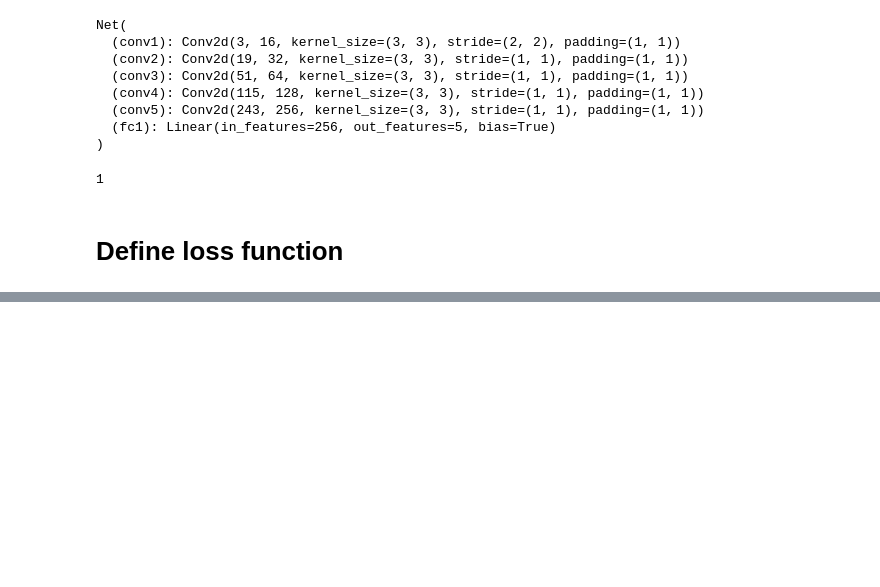
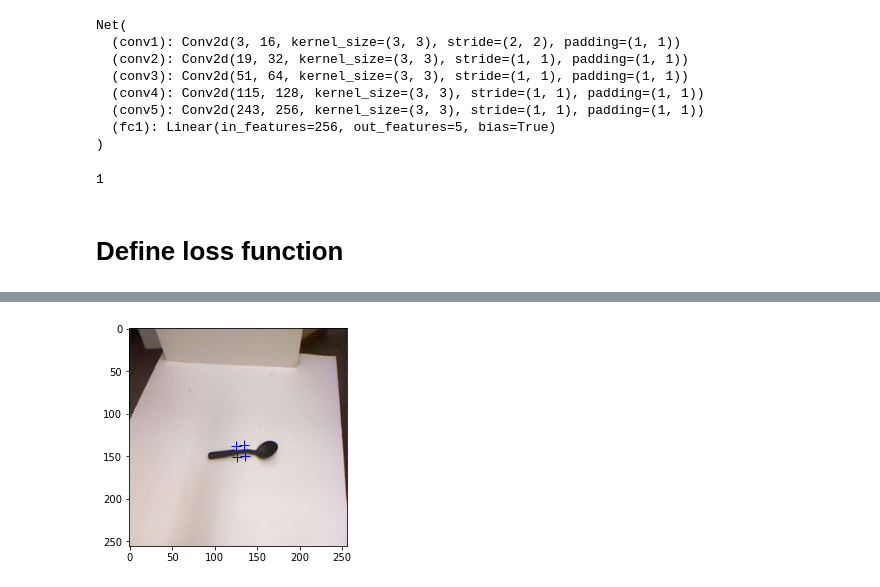
Before and after one commit to DucTranVan/grasp-detection-pytorch, a Jupyter notebook: notebooks/Training Pipeline.ipynb, the cells around one changed output, grey strips where cells are left out. Drawn from its saved outputs; the diff is of its cells as text; code cells hidden in the pictures; blank space fills up the shorter version.

```diff
--- a/notebooks/Training Pipeline.ipynb
+++ b/notebooks/Training Pipeline.ipynb
@@ -354,13 +353,13 @@ y[0]
 # %%
 # Helper function
 def bboxes_to_grasps(bboxes):
-    # convert bbox to grasp representation -> tensor([x, y, tan, w, h])
+    # convert bbox to grasp representation -> tensor([x, y, tan, h, w])
     x = bboxes[:,0] + (bboxes[:,4] - bboxes[:,0])/2
     y = bboxes[:,1] + (bboxes[:,5] - bboxes[:,1])/2
     tan = (bboxes[:,3] -bboxes[:,1]) / (bboxes[:,2] -bboxes[:,0])
-    h = torch.sqrt(torch.pow((bboxes[:,2] -bboxes[:,0]), 2) + torch.pow((bboxes[:,3] -bboxes[:,1]), 2))
-    w = torch.sqrt(torch.pow((bboxes[:,6] -bboxes[:,0]), 2) + torch.pow((bboxes[:,7] -bboxes[:,1]), 2))
-    grasps = torch.cat((x, y, tan, h, w), 1)
+    w = torch.sqrt(torch.pow((bboxes[:,2] -bboxes[:,0]), 2) + torch.pow((bboxes[:,3] -bboxes[:,1]), 2))
+    h = torch.sqrt(torch.pow((bboxes[:,6] -bboxes[:,0]), 2) + torch.pow((bboxes[:,7] -bboxes[:,1]), 2))
+    grasps = torch.stack((x, y, tan, h, w), 1)
     return grasps
 
 def grasps_to_bboxes(grasps):
@@ -371,7 +370,6 @@ def grasps_to_bboxes(grasps):
     h = grasps[:,3]
     w = grasps[:,4]
     theta = torch.atan(tan)
-    bboxes = torch.cat()
     x1 = x -w/2*torch.cos(theta) +h/2*torch.sin(theta)
     y1 = y -w/2*torch.sin(theta) -h/2*torch.cos(theta)
     x2 = x +w/2*torch.cos(theta) +h/2*torch.sin(theta)
@@ -380,13 +378,5 @@ def grasps_to_bboxes(grasps):
     y3 = y +w/2*torch.sin(theta) +h/2*torch.cos(theta)
     x4 = x -w/2*torch.cos(theta) -h/2*torch.sin(theta)
     y4 = y -w/2*torch.sin(theta) +h/2*torch.cos(theta)
-
-    return torch.cat((x1, y1, x2, y2, x3, y3, x4, y4), -1)
+    bboxes = torch.stack((x1, y1, x2, y2, x3, y3, x4, y4), 1)
+    return bboxes
-# %%
-for img_b, label_b in train_dl:
-    print(label_b)
-    print(label_b.shape)
-    grasps = bboxes_to_grasps(label_b)
-    print(grasps)
-    print(grasps.shape)
-    break
@@ -411,0 +383,20 @@ IndexError: Dimension out of range (expected to be in range of [-1, 0], but got
+# %%
+# test transform label
+for img, label in train_dl:
+    print(label)
+    print(label.shape)
+
+    grasps = bboxes_to_grasps(label)
+    print(grasps)
+    print(grasps.shape)
+
+    x = grasps_to_bboxes(grasps)
+    print(x)
+    print(x.shape)
+
+    y = bboxes_to_grasps(x)
+    print(y)
+    print(y.shape)
+
+
+    break
@@ -411,0 +414,4 @@ IndexError: Dimension out of range (expected to be in range of [-1, 0], but got
+# %%
+show(img[0], label[0])
+# %% [output]
+[figure, added]
```
Also changed, not shown: parts of 7 cells of this notebook.
